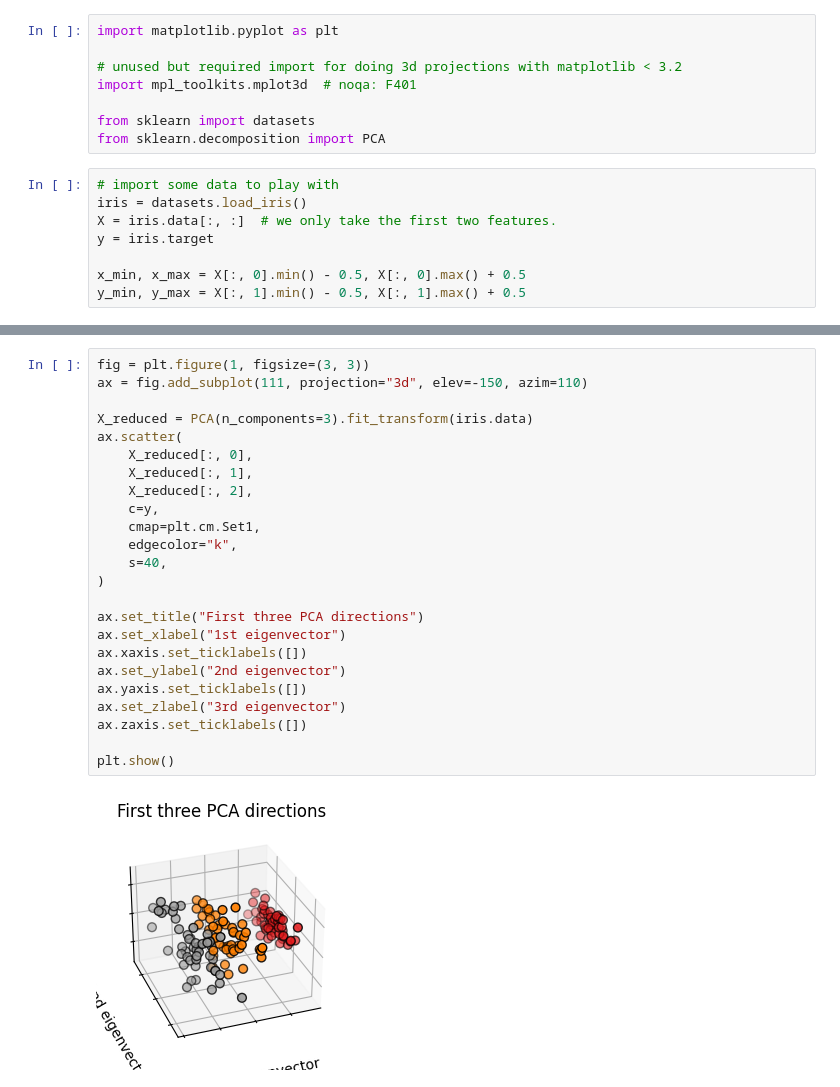
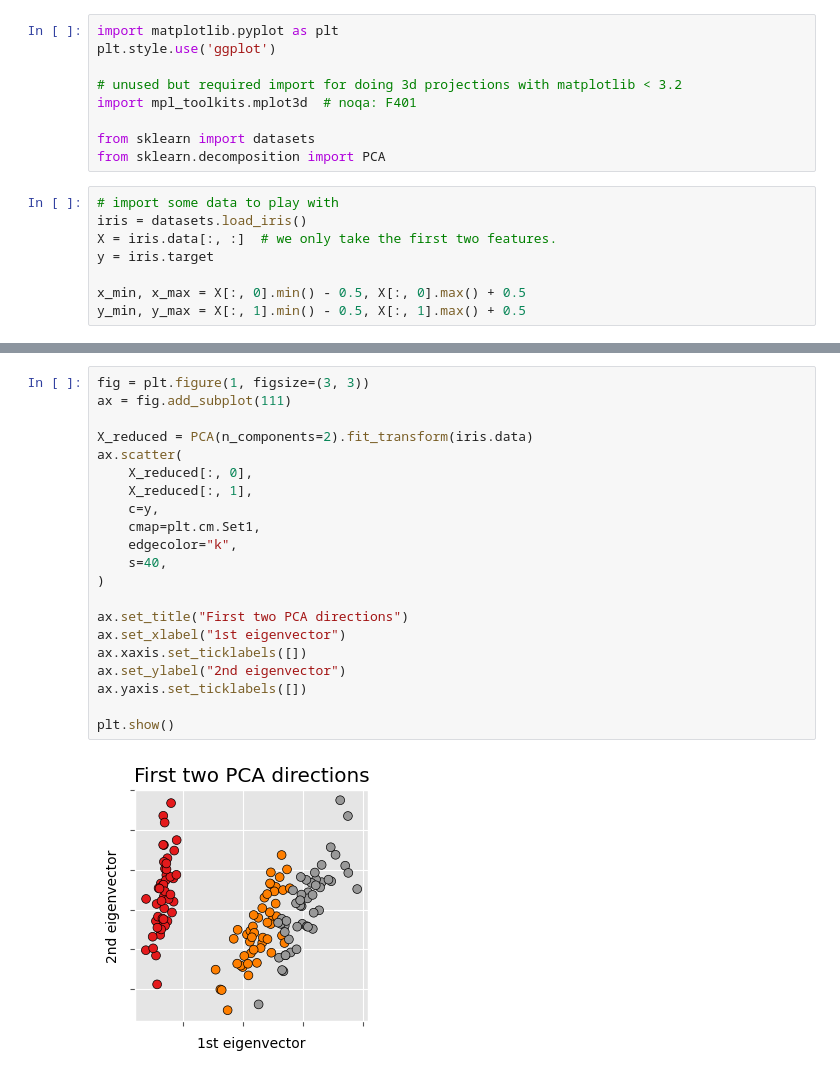
Before and after one commit to yeshwantsingh/PR_AD_Lab, a Jupyter notebook: Exp11.ipynb, the cells around one changed output, grey strips where cells are left out. Saved outputs shown, nothing was run; the diff lists cells and outputs as text.

Commit message:
Made changes to plots

```diff
--- a/Exp11.ipynb
+++ b/Exp11.ipynb
@@ -1,5 +1,6 @@
 # %%
 import matplotlib.pyplot as plt
+plt.style.use('ggplot')
 
 # unused but required import for doing 3d projections with matplotlib < 3.2
 import mpl_toolkits.mplot3d  # noqa: F401
@@ -33,26 +34,23 @@ plt.yticks(())
 # %%
 fig = plt.figure(1, figsize=(3, 3))
-ax = fig.add_subplot(111, projection="3d", elev=-150, azim=110)
+ax = fig.add_subplot(111)
 
-X_reduced = PCA(n_components=3).fit_transform(iris.data)
+X_reduced = PCA(n_components=2).fit_transform(iris.data)
 ax.scatter(
     X_reduced[:, 0],
     X_reduced[:, 1],
-    X_reduced[:, 2],
     c=y,
     cmap=plt.cm.Set1,
     edgecolor="k",
     s=40,
 )
 
-ax.set_title("First three PCA directions")
+ax.set_title("First two PCA directions")
 ax.set_xlabel("1st eigenvector")
 ax.xaxis.set_ticklabels([])
 ax.set_ylabel("2nd eigenvector")
 ax.yaxis.set_ticklabels([])
-ax.set_zlabel("3rd eigenvector")
-ax.zaxis.set_ticklabels([])
 
 plt.show()
 # %% [output]
-[figure, old version]
+[figure, new version]
```
Also changed, not shown: parts of 2 cells of this notebook.
